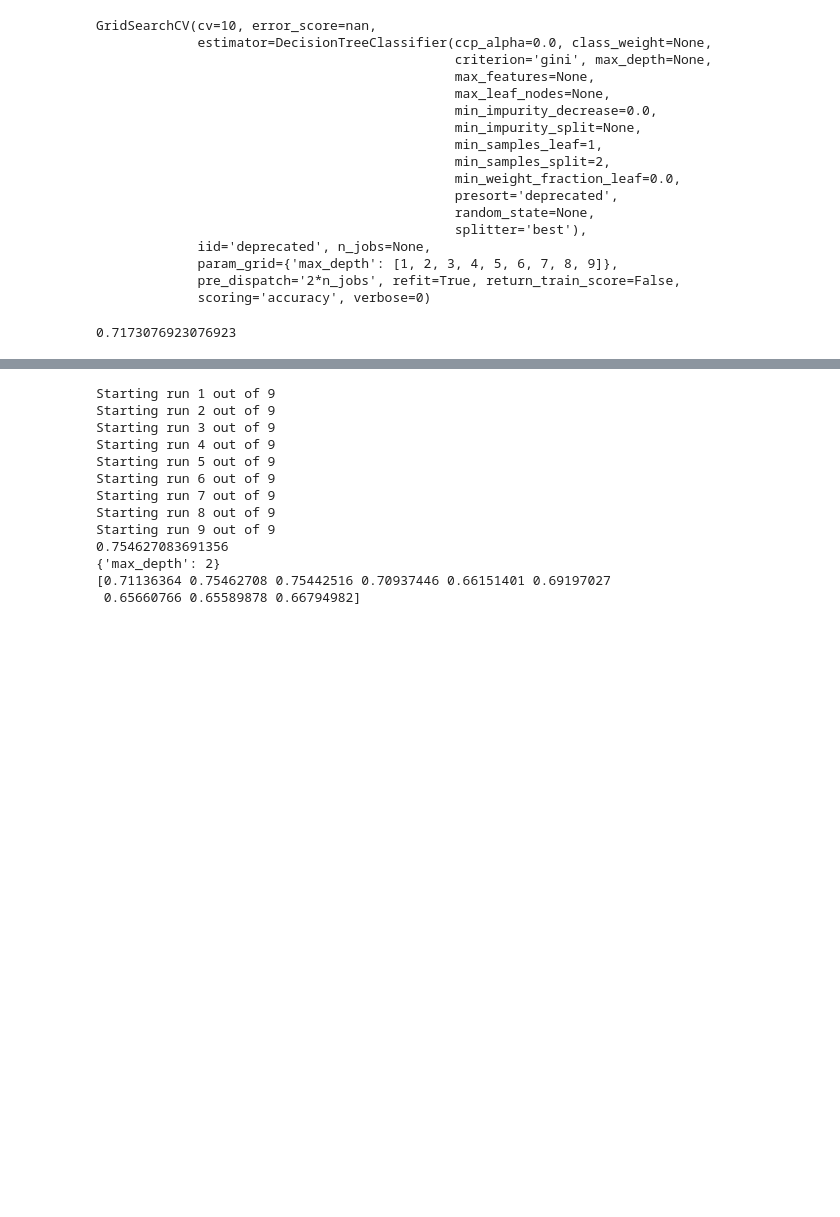
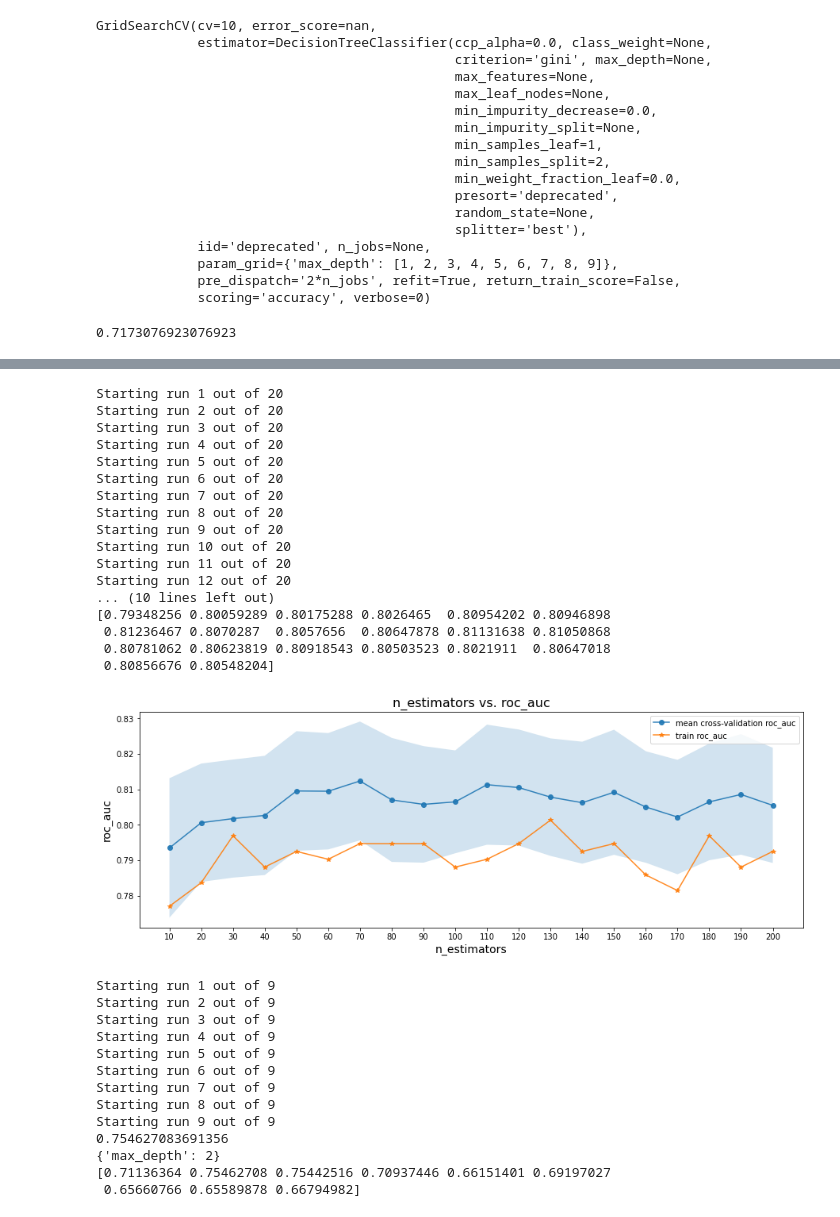
Before and after one commit to MaxMay95/CS7641-NCAA-Predictions, a Jupyter notebook: harrison_copy.ipynb, the cells around one changed output, grey strips where cells are left out. Saved outputs shown, nothing was run; the diff lists cells and outputs as text; code cells hidden in the pictures; blank space fills up the shorter version.

```diff
--- a/harrison_copy.ipynb
+++ b/harrison_copy.ipynb
@@ -90,3 +92,28 @@ Starting run 10 out of 10
+# %%
+estimators = [{'n_estimators':x, 'max_depth':3} for x in range(10,201,10)]
+cv_results = run_cross_validation(X_train, y_train, estimators, RandomForestClassifier, plot_args={'plot_hyperparam':'n_estimators'}, scoring='roc_auc')
+print(max(cv_results[0]))
+print(cv_results[3])
+print(cv_results[0])
+# %% [output]
+Starting run 1 out of 20
+Starting run 2 out of 20
+Starting run 3 out of 20
+Starting run 4 out of 20
+Starting run 5 out of 20
+Starting run 6 out of 20
+Starting run 7 out of 20
+Starting run 8 out of 20
+Starting run 9 out of 20
+Starting run 10 out of 20
+Starting run 11 out of 20
+Starting run 12 out of 20
+... (10 lines left out)
+[0.79348256 0.80059289 0.80175288 0.8026465  0.80954202 0.80946898
+ 0.81236467 0.8070287  0.8057656  0.80647878 0.81131638 0.81050868
+ 0.80781062 0.80623819 0.80918543 0.80503523 0.8021911  0.80647018
+ 0.80856676 0.80548204]
+[figure, added]
 # %%
 depths = [{'max_depth':x} for x in range(1, 10)]
 cv_results = run_cross_validation(X_train_pca, y_train, depths, DecisionTreeClassifier, scoring='roc_auc')
```
Also changed, not shown: parts of 2 cells of this notebook.
